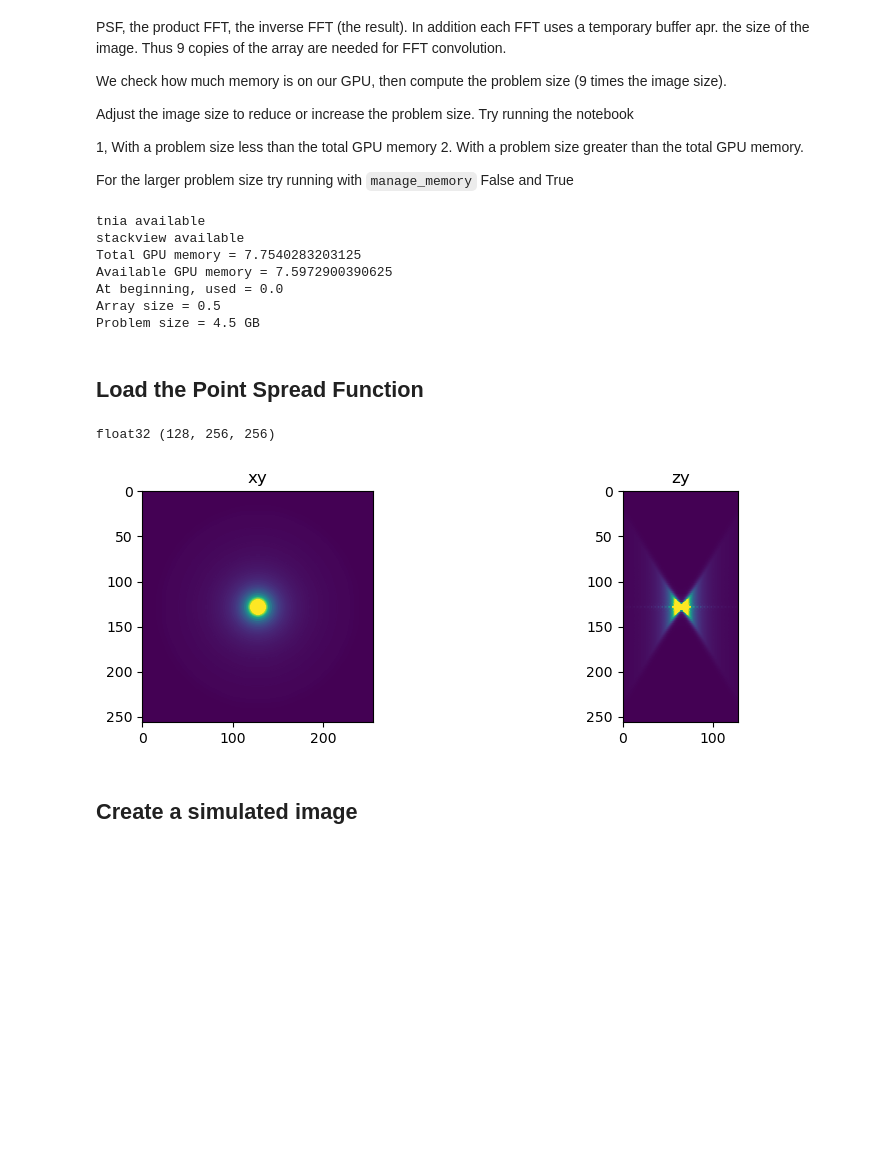
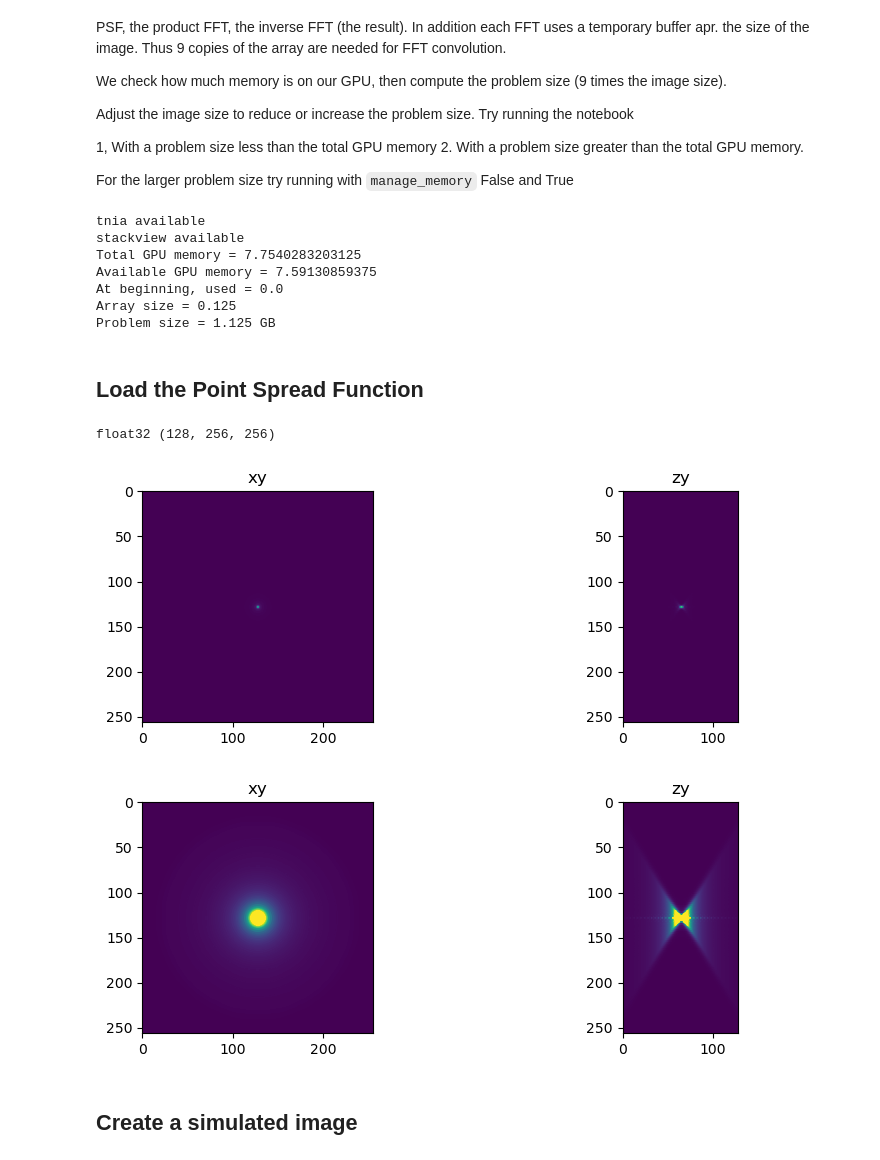
Before and after one commit to BiAPoL/PoL-BioImage-Analysis-TS-GPU-Accelerated-Image-Analysis, a Jupyter notebook: docs/30_Deconvolution/2_cupy_forward.ipynb, the cells around one changed output. Saved outputs shown, nothing was run; the diff lists cells and outputs as text; code cells hidden in the pictures; blank space fills up the shorter version.

```diff
--- a/docs/30_Deconvolution/2_cupy_forward.ipynb
+++ b/docs/30_Deconvolution/2_cupy_forward.ipynb
@@ -43,8 +43,8 @@ print("Total GPU memory = {}".format(total_gpu_memory/bpg))
 print("Available GPU memory = {}".format(available_gpu_memory/bpg))
 print("At beginning, used = {}".format(mempool.used_bytes()/bpg))
 
-xdim=1024
-ydim=1024
+xdim=512
+ydim=512
 zdim=128
 bytes_per_pixel=4
 
@@ -58,26 +58,28 @@ print("Problem size = {} GB".format(array_size*9))
 tnia available
 stackview available
 Total GPU memory = 7.7540283203125
-Available GPU memory = 7.5972900390625
+Available GPU memory = 7.59130859375
 At beginning, used = 0.0
-Array size = 0.5
-Problem size = 4.5 GB
+Array size = 0.125
+Problem size = 1.125 GB
 # %% [markdown]
 ## Load the Point Spread Function
 # %%
 from decon_helper import image_path
 
 psf_name='PSF-Bars-stack.tif'
 
 psf=imread(image_path / psf_name).astype(np.float32)
 psf=psf/psf.sum()
 
 print(psf.dtype, psf.shape)
 
+fig=show_xy_zy_max(psf, vmax=psf.max())
 fig=show_xy_zy_max(psf, vmax=psf.max()/100)
 # %% [output]
 float32 (128, 256, 256)
-[figure, old version]
+[figure, new version]
+[figure, added]
 # %% [markdown]
 ## Create a simulated image
 # %%
```
Also changed, not shown: parts of 13 cells of this notebook, 3 other files.
